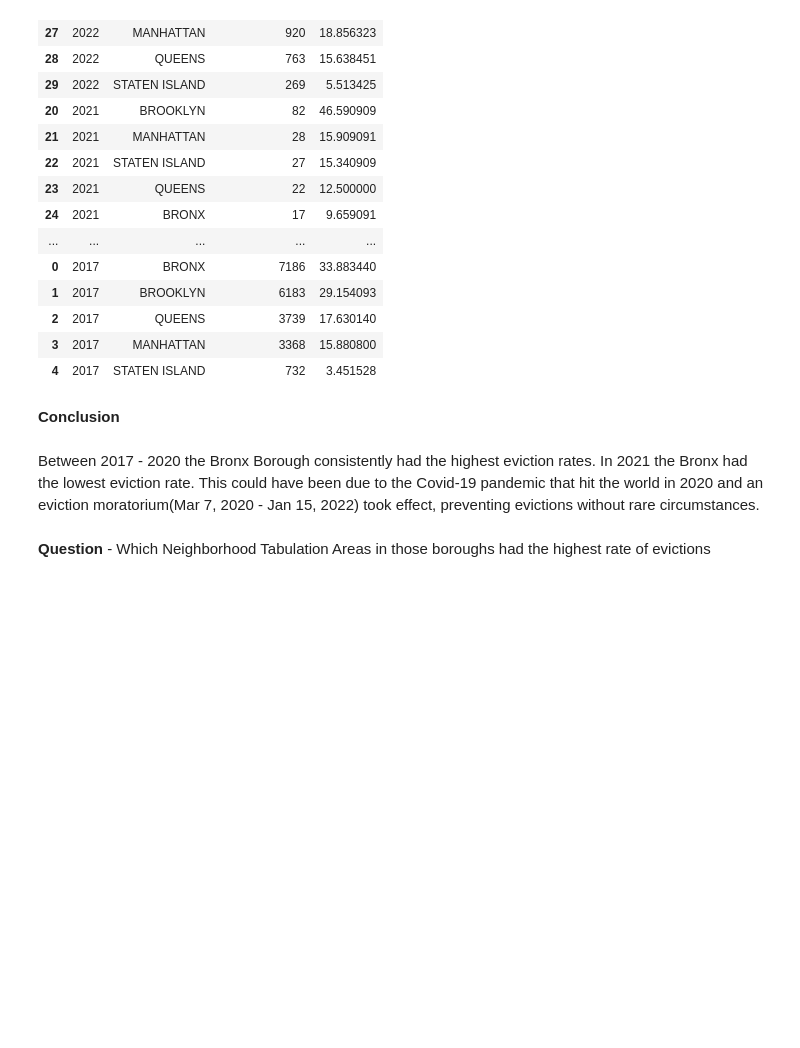
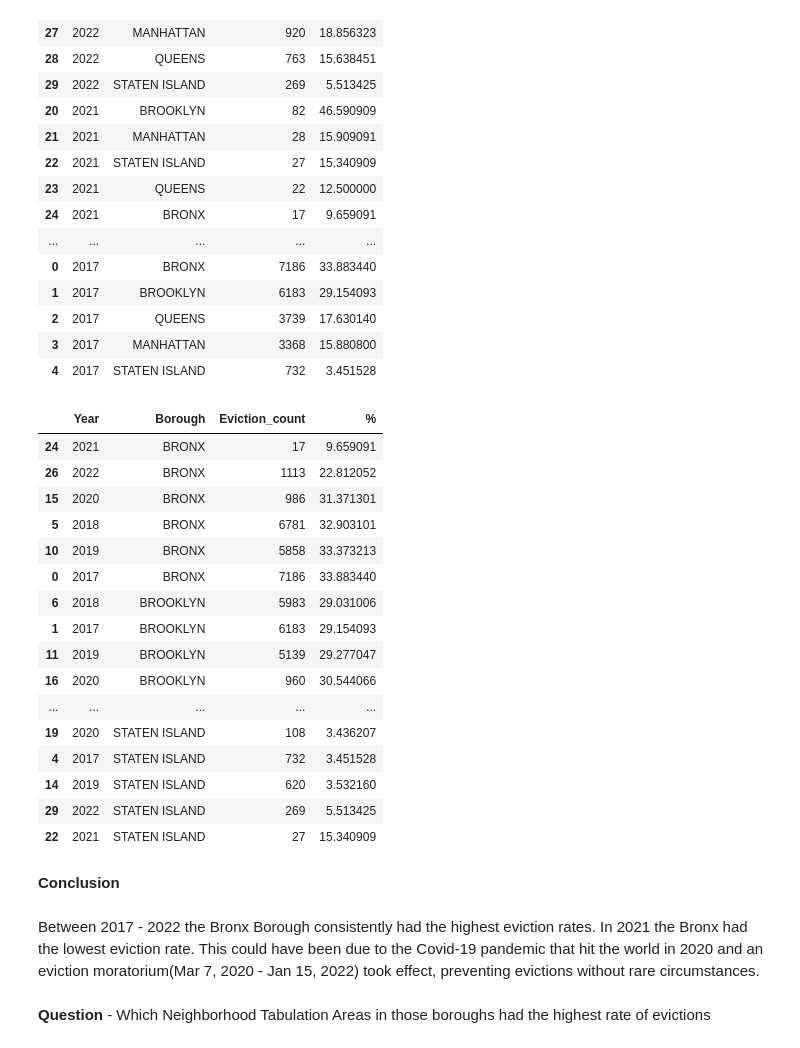
Before and after one commit to mmsouza114/Project01-Evictions, a Jupyter notebook: python-files/Analyzing-NYC-Evictions2017-2022.ipynb, the cells around one changed output. Drawn from its saved outputs; the diff is of its cells as text; code cells hidden in the pictures; blank space fills up the shorter version.

```diff
--- a/python-files/Analyzing-NYC-Evictions2017-2022.ipynb
+++ b/python-files/Analyzing-NYC-Evictions2017-2022.ipynb
@@ -513,10 +520,31 @@ borough_year_count.sort_values(by=['Year','%'], ascending=False)
 | 2 | 2017 | QUEENS | 3739 | 17.630140 |
 | 3 | 2017 | MANHATTAN | 3368 | 15.880800 |
 | 4 | 2017 | STATEN ISLAND | 732 | 3.451528 |
+# %%
+borough_year_count['%'] = borough_year_count['Eviction_count'].div(borough_year_count.groupby('Year')['Eviction_count'].transform('sum')).mul(100)
+borough_year_count.sort_values(by=['Borough','%'])
+# %% [output]
+|  | Year | Borough | Eviction_count | % |
+| 24 | 2021 | BRONX | 17 | 9.659091 |
+| 26 | 2022 | BRONX | 1113 | 22.812052 |
+| 15 | 2020 | BRONX | 986 | 31.371301 |
+| 5 | 2018 | BRONX | 6781 | 32.903101 |
+| 10 | 2019 | BRONX | 5858 | 33.373213 |
+| 0 | 2017 | BRONX | 7186 | 33.883440 |
+| 6 | 2018 | BROOKLYN | 5983 | 29.031006 |
+| 1 | 2017 | BROOKLYN | 6183 | 29.154093 |
+| 11 | 2019 | BROOKLYN | 5139 | 29.277047 |
+| 16 | 2020 | BROOKLYN | 960 | 30.544066 |
+| ... | ... | ... | ... | ... |
+| 19 | 2020 | STATEN ISLAND | 108 | 3.436207 |
+| 4 | 2017 | STATEN ISLAND | 732 | 3.451528 |
+| 14 | 2019 | STATEN ISLAND | 620 | 3.532160 |
+| 29 | 2022 | STATEN ISLAND | 269 | 5.513425 |
+| 22 | 2021 | STATEN ISLAND | 27 | 15.340909 |
 # %% [markdown]
 **Conclusion**
 # %% [markdown]
-Between 2017 - 2020 the Bronx Borough consistently had the highest eviction rates. In 2021 the Bronx had the lowest eviction rate. This could have been due to the Covid-19 pandemic that hit the world in 2020 and an eviction moratorium(Mar 7, 2020 - Jan 15, 2022) took effect, preventing evictions without rare circumstances.
+Between 2017 - 2022 the Bronx Borough consistently had the highest eviction rates. In 2021 the Bronx had the lowest eviction rate. This could have been due to the Covid-19 pandemic that hit the world in 2020 and an eviction moratorium(Mar 7, 2020 - Jan 15, 2022) took effect, preventing evictions without rare circumstances.
 # %% [markdown]
 
 **Question** - Which Neighborhood Tabulation Areas in those boroughs had the highest rate of evictions <a class="anchor" id="14"></a>
```
Also changed, not shown: parts of 24 cells of this notebook.
